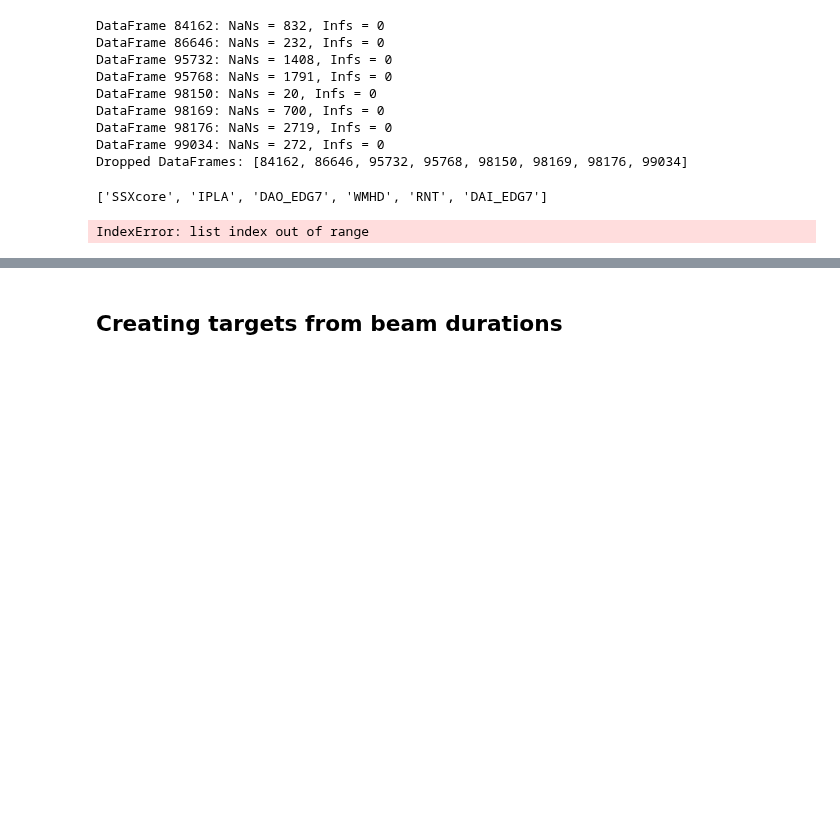
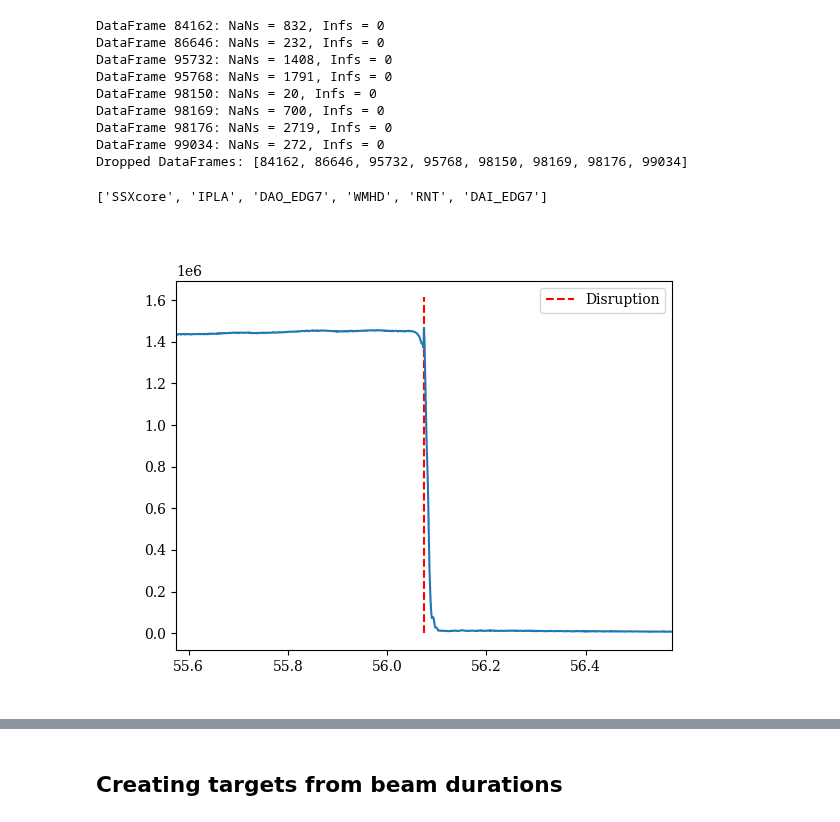
Before and after one commit to maxtost10/SPC-Runaway_Classifier, a Jupyter notebook: Processing_Data/Creating_Labeled_Data.ipynb, the cells around one changed output, grey strips where cells are left out. Drawn from its saved outputs; the diff is of its cells as text; code cells hidden in the pictures; blank space fills up the shorter version.

```diff
--- a/Processing_Data/Creating_Labeled_Data.ipynb
+++ b/Processing_Data/Creating_Labeled_Data.ipynb
@@ -65,28 +66,28 @@ random_50_re = random.sample(RE_autom, 5)  # Ensures no duplicates
 # np.savez(r"C:\Users\Max Tost\Desktop\Notebooks\SPC Neural Network Project\Processing_Data\RE_lifetime.npz", **RE_lifetimes)
 # %%
 # Shot that is currently processed
-k = 5
-shot_nr = random_50_re[k]
+k = 0
+shot_nr = 98173# random_50_re[k]
 
 # Load the file and plot it
 base_path_re = r'C:\Users\Max Tost\Desktop\Notebooks\SPC Neural Network Project\CSV_test'
 file_path = os.path.join(base_path_re, 'JETno' + str(shot_nr)+'.csv')
 data = pd.read_csv(file_path)
 plt.close()
 
 # Find the first index where time is greater than the starting time + 1
 first_index = np.argmax(data['time'] > data['time'][0] + 1)
 
 # Plot vertical line at this point
 plt.vlines(data['time'][first_index], ymin=0, ymax=-data['IPLA'].min()*1.1, color='r', linestyle='dashed', label='Disruption')
 
 plt.plot(data['time'], -data['IPLA'])
 
 # Show the plot
 plt.legend()
 plt.xlim(data['time'][first_index]-0.5, data['time'][first_index]+0.5)
 plt.show()
 # %% [output]
-IndexError: list index out of range
+[figure, added]
 # %%
 # Set time that is to be written as end of the beam time
```
Also changed, not shown: parts of 7 cells of this notebook.
